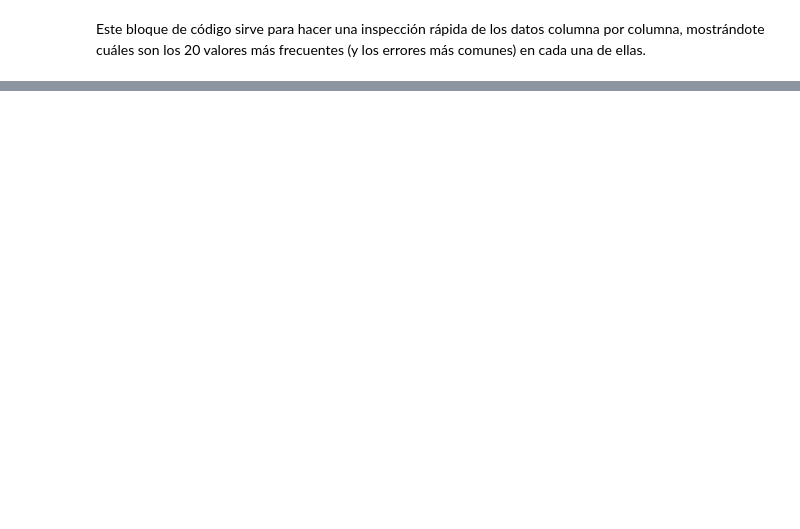
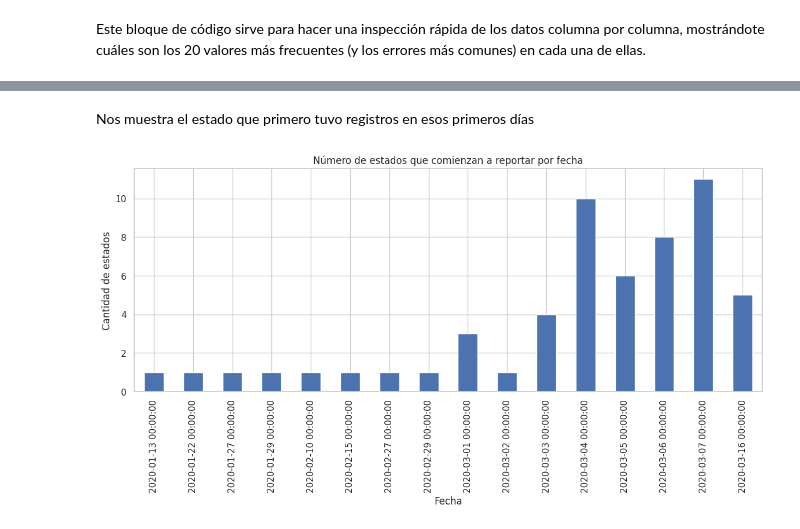
Before and after one commit to Bootcamp-DA-P2/Proyecto-EDA-Exploratory-Data-Analysis-Grupo-3, a Jupyter notebook: notebooks/Proyecto5_Bootcamp_DA2_Grupo3.ipynb, the cells around one changed output, grey strips where cells are left out. Cells and saved outputs as stored; diff of their text form; code cells hidden in the pictures; blank space fills up the shorter version.

```diff
--- a/notebooks/Proyecto5_Bootcamp_DA2_Grupo3.ipynb
+++ b/notebooks/Proyecto5_Bootcamp_DA2_Grupo3.ipynb
@@ -545,0 +725,17 @@ Name: count, dtype: int64
+# %% [markdown]
+Nos muestra el estado que primero tuvo registros en esos primeros días
+# %%
+#Ranking temporal de estados:
+
+first_reporting.value_counts().sort_index().plot(
+    kind="bar",
+    figsize=(14,5)
+)
+
+plt.title("Número de estados que comienzan a reportar por fecha")
+plt.xlabel("Fecha")
+plt.ylabel("Cantidad de estados")
+
+plt.show()
+# %% [output]
+[figure, added]
```
Also changed, not shown: parts of 114 cells of this notebook, 1 other file.
